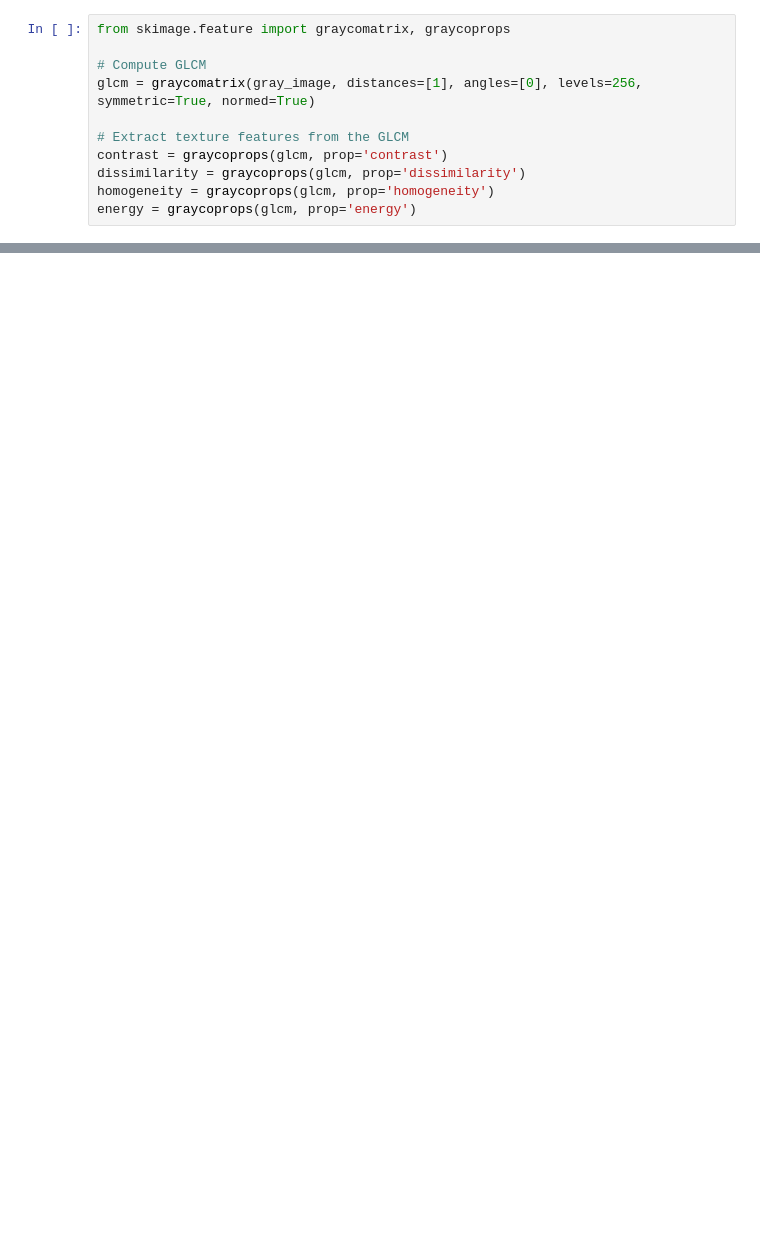
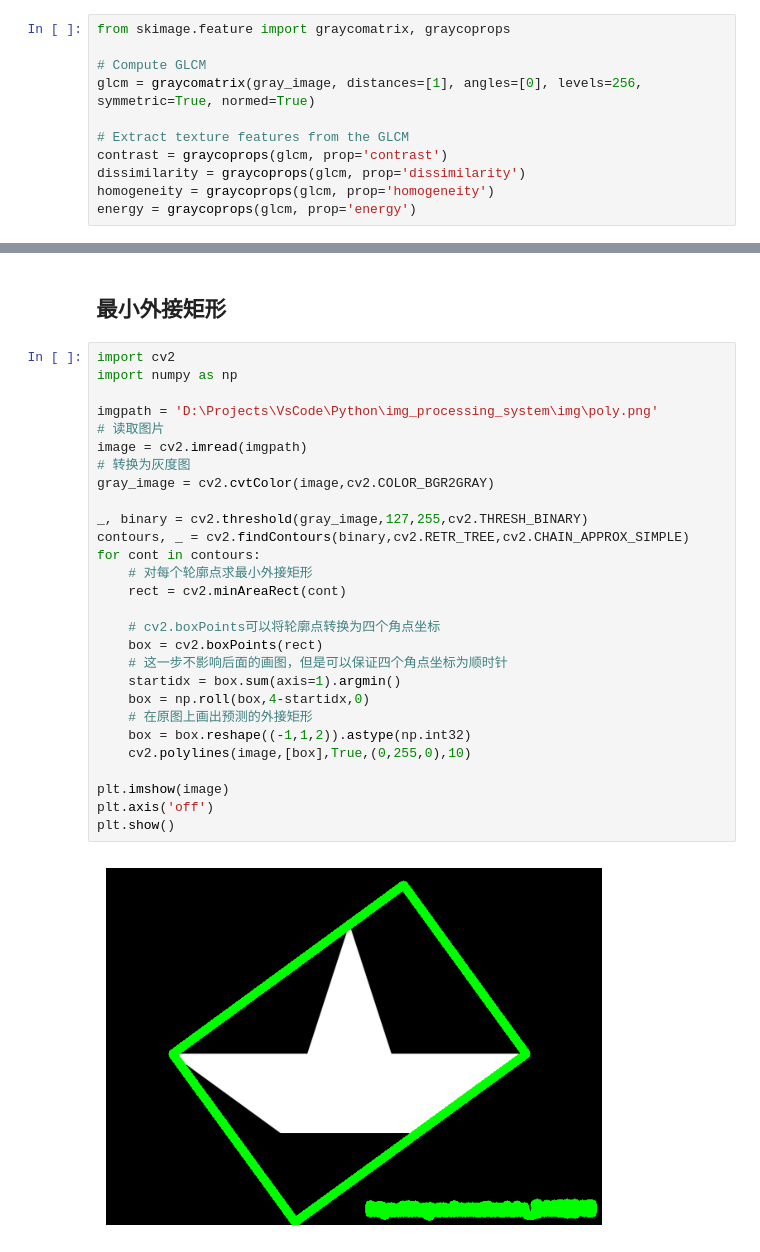
Before and after one commit to Shuobin-P/img_processing_system, a Jupyter notebook: feature_extraction/demo.ipynb, the cells around one changed output, grey strips where cells are left out. Drawn from its saved outputs; the diff is of its cells as text; blank space fills up the shorter version.

```diff
--- a/feature_extraction/demo.ipynb
+++ b/feature_extraction/demo.ipynb
@@ -63,0 +72,32 @@ print(np.array([[1,5]]).shape)
+# %% [markdown]
+## 最小外接矩形
+# %%
+import cv2
+import numpy as np
+
+imgpath = 'D:\Projects\VsCode\Python\img_processing_system\img\poly.png'
+# 读取图片
+image = cv2.imread(imgpath)
+# 转换为灰度图
+gray_image = cv2.cvtColor(image,cv2.COLOR_BGR2GRAY)
+
+_, binary = cv2.threshold(gray_image,127,255,cv2.THRESH_BINARY)
+contours, _ = cv2.findContours(binary,cv2.RETR_TREE,cv2.CHAIN_APPROX_SIMPLE)
+for cont in contours:
+	# 对每个轮廓点求最小外接矩形
+    rect = cv2.minAreaRect(cont)
+
+    # cv2.boxPoints可以将轮廓点转换为四个角点坐标
+    box = cv2.boxPoints(rect)
+    # 这一步不影响后面的画图，但是可以保证四个角点坐标为顺时针
+    startidx = box.sum(axis=1).argmin()
+    box = np.roll(box,4-startidx,0)
+    # 在原图上画出预测的外接矩形
+    box = box.reshape((-1,1,2)).astype(np.int32)
+    cv2.polylines(image,[box],True,(0,255,0),10)
+
+plt.imshow(image)
+plt.axis('off')
+plt.show()
+# %% [output]
+[figure, added]
```
Also changed, not shown: parts of 11 cells of this notebook, 11 other files.
